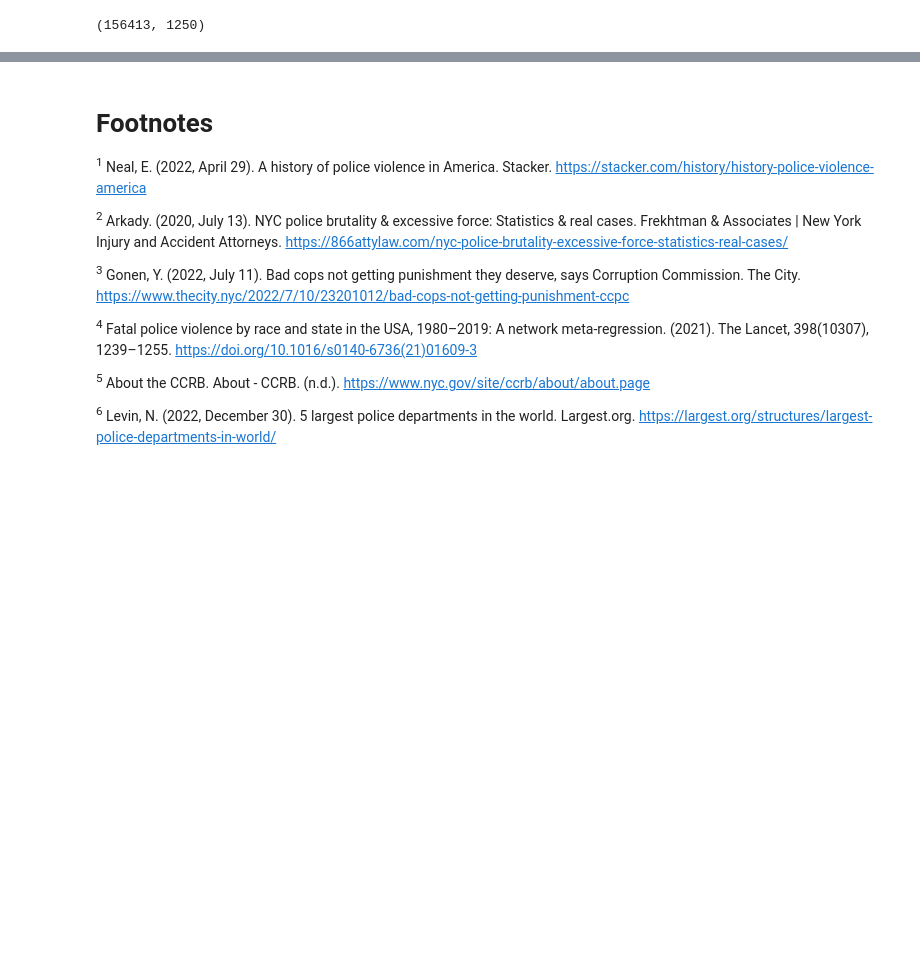
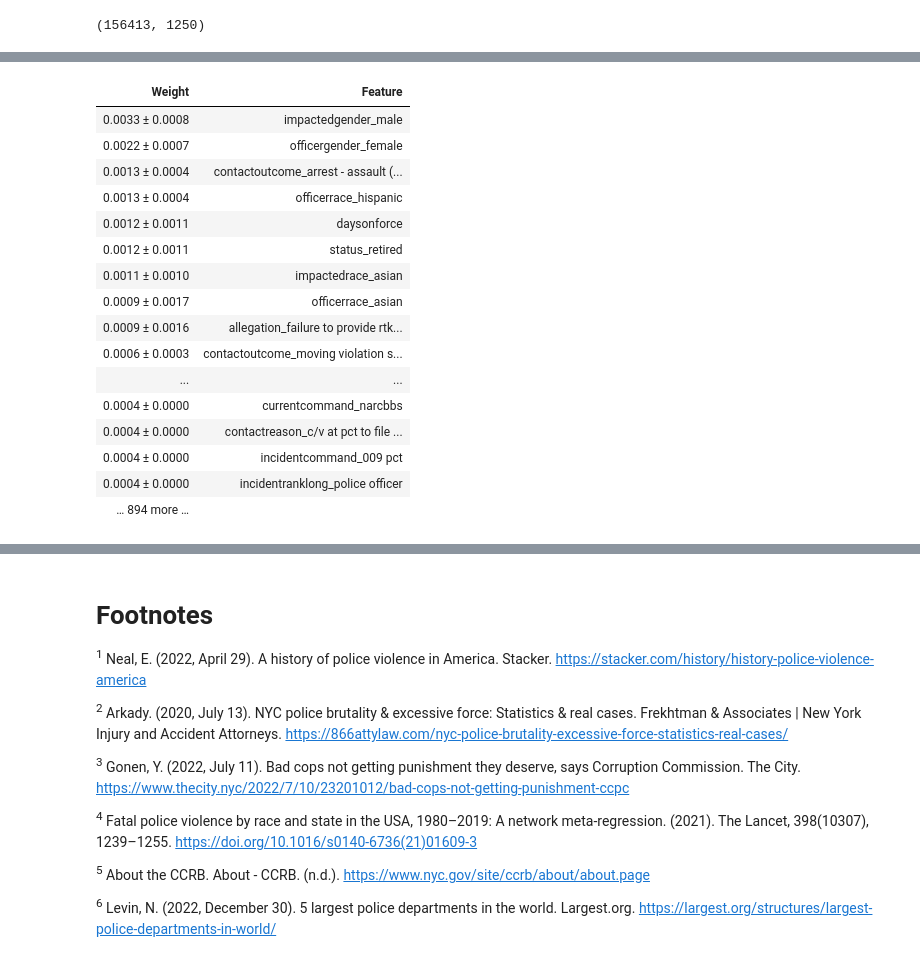
Before and after one commit to COGS118A/Group015-Wi23, a Jupyter notebook: FinalProjectGroup015-Wi23.ipynb, the cells around one changed output, grey strips where cells are left out. Drawn from its saved outputs; the diff is of its cells as text; code cells hidden in the pictures; blank space fills up the shorter version.

```diff
--- a/FinalProjectGroup015-Wi23.ipynb
+++ b/FinalProjectGroup015-Wi23.ipynb
@@ -527,0 +542,35 @@ ccrb_pca.shape
+# %%
+ccrb_5percent = ccrb.head(int(ccrb.shape[0] * 0.05))
+ccrb_5percent = pd.get_dummies(ccrb_5percent, columns = categoricalColumnsList)
+ccrb_5percent['impactedage'] = ccrb_5percent['impactedage'].fillna(0)
+
+# Split the data into training and testing sets
+X = ccrb_5percent.drop(columns = ["ccrbdisposition"])
+y = ccrb_5percent["ccrbdisposition"]
+X_train, X_test, y_train, y_test = train_test_split(X, y, test_size = 0.2, shuffle = False)
+
+# Fit a logistic regression model to the training data
+model = LogisticRegression(max_iter = 10000)
+model.fit(X_train, y_train)
+
+# Use permutation importance to get feature importance scores
+perm = PermutationImportance(model, random_state = 1).fit(X_test, y_test)
+eli5.show_weights(perm, feature_names = X_test.columns.tolist())
+# %% [output]
+| Weight | Feature |
+| 0.0033 ± 0.0008 | impactedgender_male |
+| 0.0022 ± 0.0007 | officergender_female |
+| 0.0013 ± 0.0004 | contactoutcome_arrest - assault (... |
+| 0.0013 ± 0.0004 | officerrace_hispanic |
+| 0.0012 ± 0.0011 | daysonforce |
+| 0.0012 ± 0.0011 | status_retired |
+| 0.0011 ± 0.0010 | impactedrace_asian |
+| 0.0009 ± 0.0017 | officerrace_asian |
+| 0.0009 ± 0.0016 | allegation_failure to provide rtk... |
+| 0.0006 ± 0.0003 | contactoutcome_moving violation s... |
+| ... | ... |
+| 0.0004 ± 0.0000 | currentcommand_narcbbs |
+| 0.0004 ± 0.0000 | contactreason_c/v at pct to file ... |
+| 0.0004 ± 0.0000 | incidentcommand_009 pct |
+| 0.0004 ± 0.0000 | incidentranklong_police officer |
+| … 894 more … |  |
```
Also changed, not shown: parts of 12 cells of this notebook.
